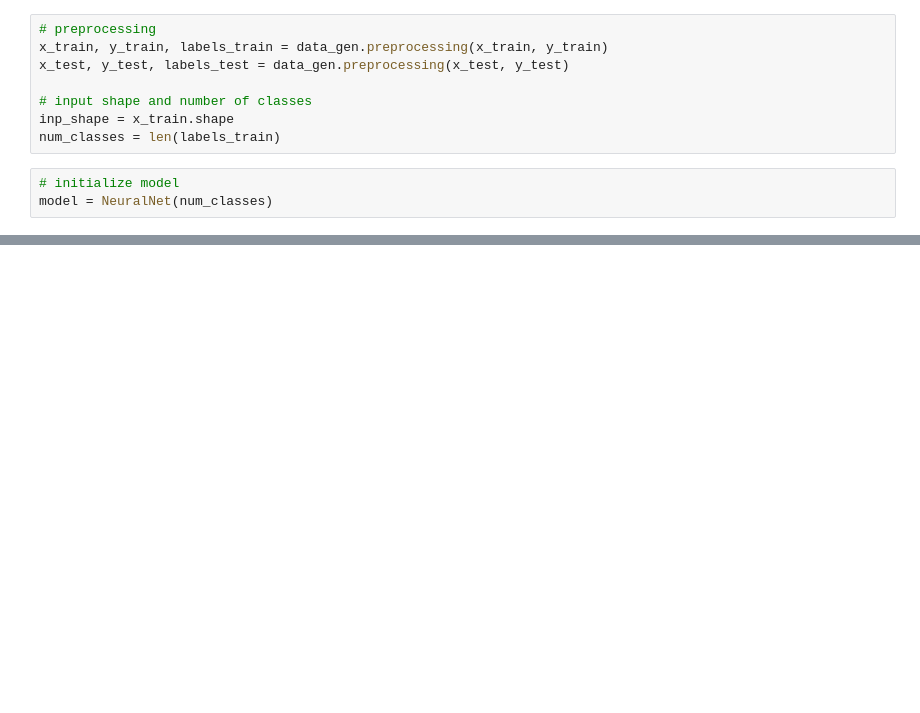
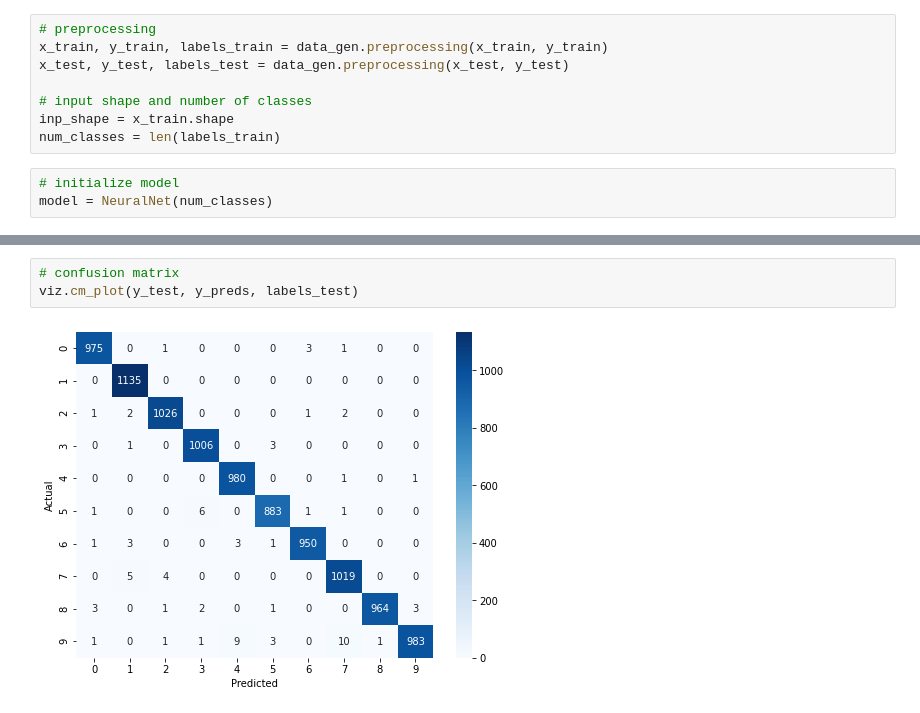
Before and after one commit to ftrtz/ai_application, a Jupyter notebook: main.ipynb, the cells around one changed output, grey strips where cells are left out. Saved outputs shown, nothing was run; the diff lists cells and outputs as text; blank space fills up the shorter version.

```diff
--- a/main.ipynb
+++ b/main.ipynb
@@ -63,0 +93,5 @@ Accuracy: 99.23 %
+# %%
+# confusion matrix
+viz.cm_plot(y_test, y_preds, labels_test)
+# %% [output]
+[figure, added]
```
Also changed, not shown: parts of 10 cells of this notebook, 1 other file.
